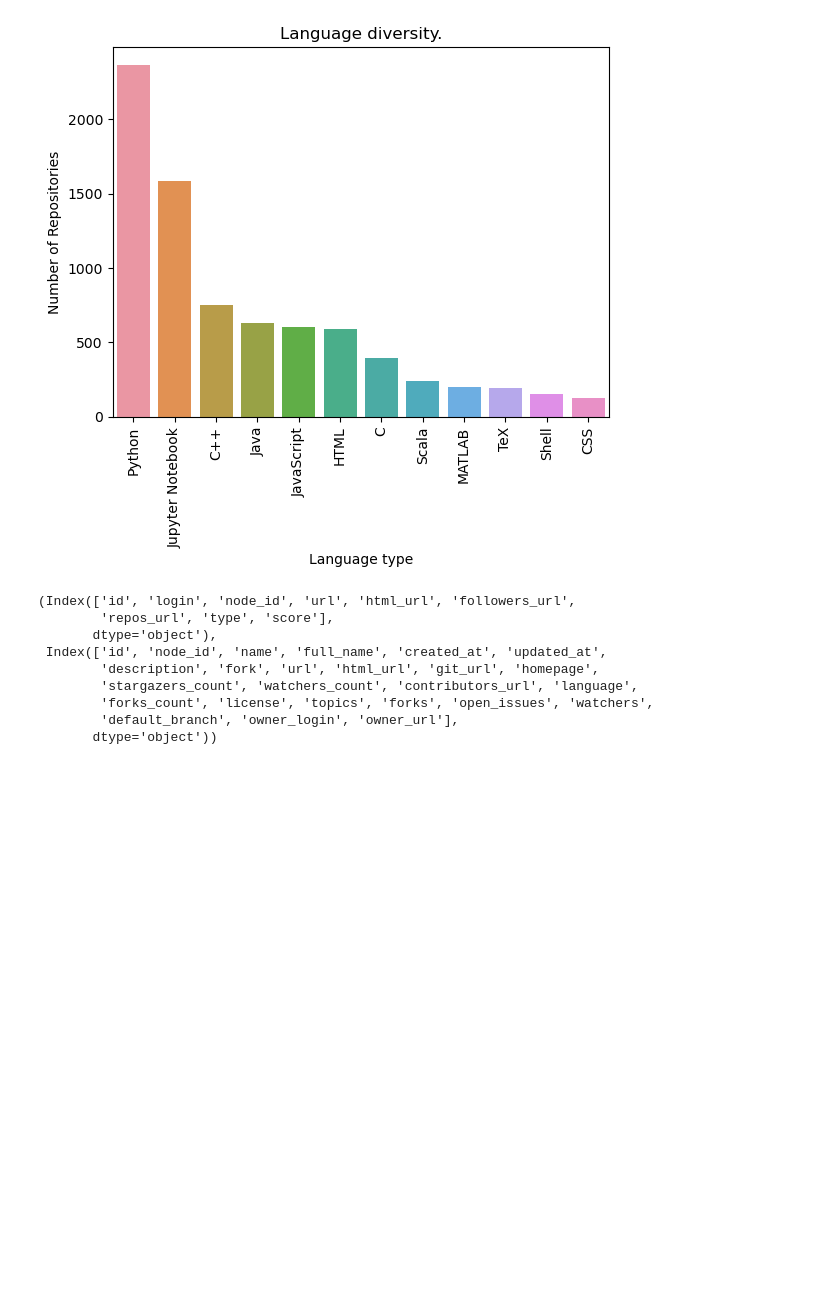
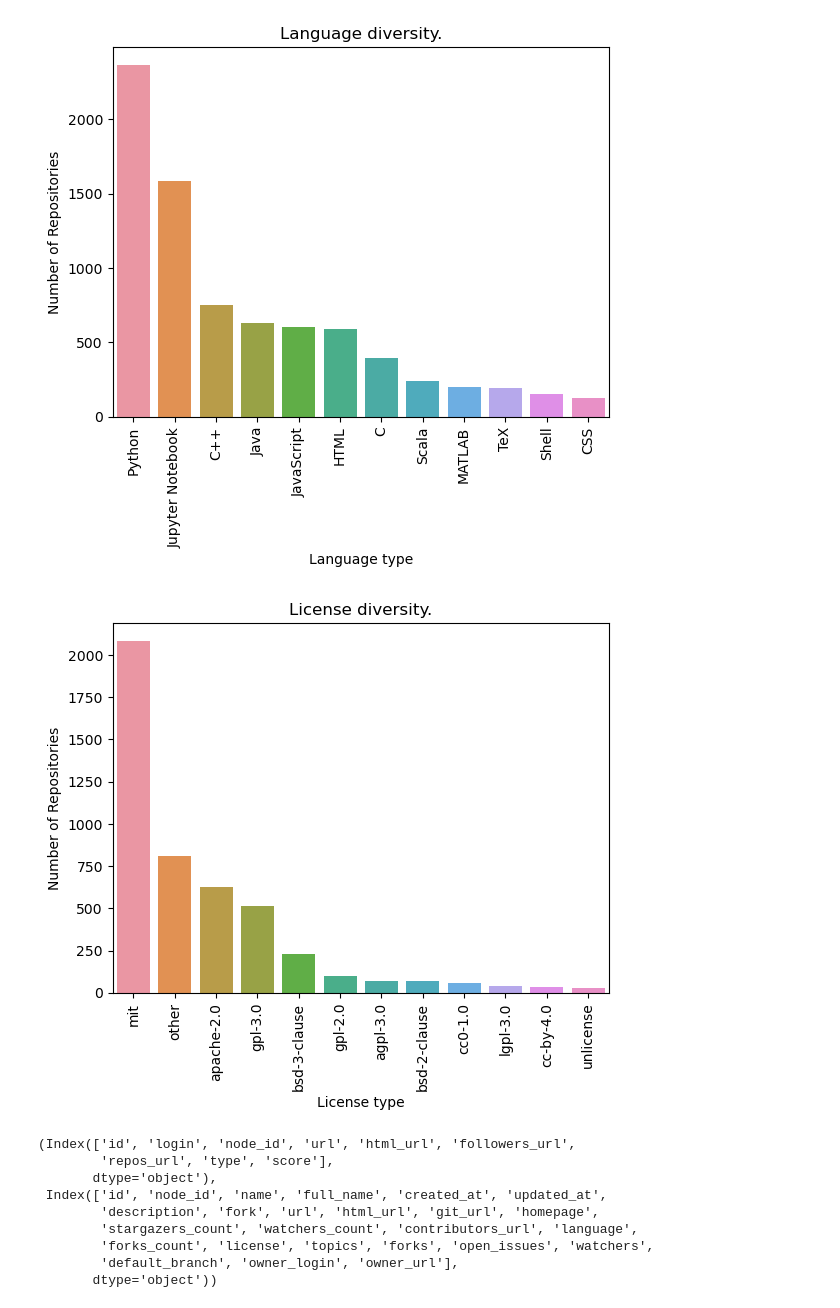
Before and after one commit to EPFL-Open-Science/EPFL_OS_Analysis, a Jupyter notebook: 002.Github_plots.ipynb, the cells around one changed output. Saved outputs shown, nothing was run; the diff lists cells and outputs as text; code cells hidden in the pictures; blank space fills up the shorter version.

```diff
--- a/002.Github_plots.ipynb
+++ b/002.Github_plots.ipynb
@@ -108,6 +108,16 @@ plt.xticks(rotation=90)
 plt.show()
 # %% [output]
 [figure]
+# %%
+languageDf = firstLevelUsersRepoDf.groupby(['license']).count().sort_values(by=['id'], ascending=False).iloc[:12]
+
+ax = sns.barplot(data=languageDf, x=languageDf.index, y='id')
+ax.set(xlabel='License type', ylabel='Number of Repositories')
+plt.title("License diversity.")
+plt.xticks(rotation=90)
+plt.show()
+# %% [output]
+[figure, added]
 # %%
 firstLevelUsersDf.keys(), firstLevelUsersRepoDf.keys()
 # %% [output]
```
Also changed, not shown: parts of 12 cells of this notebook, 5 other files.
